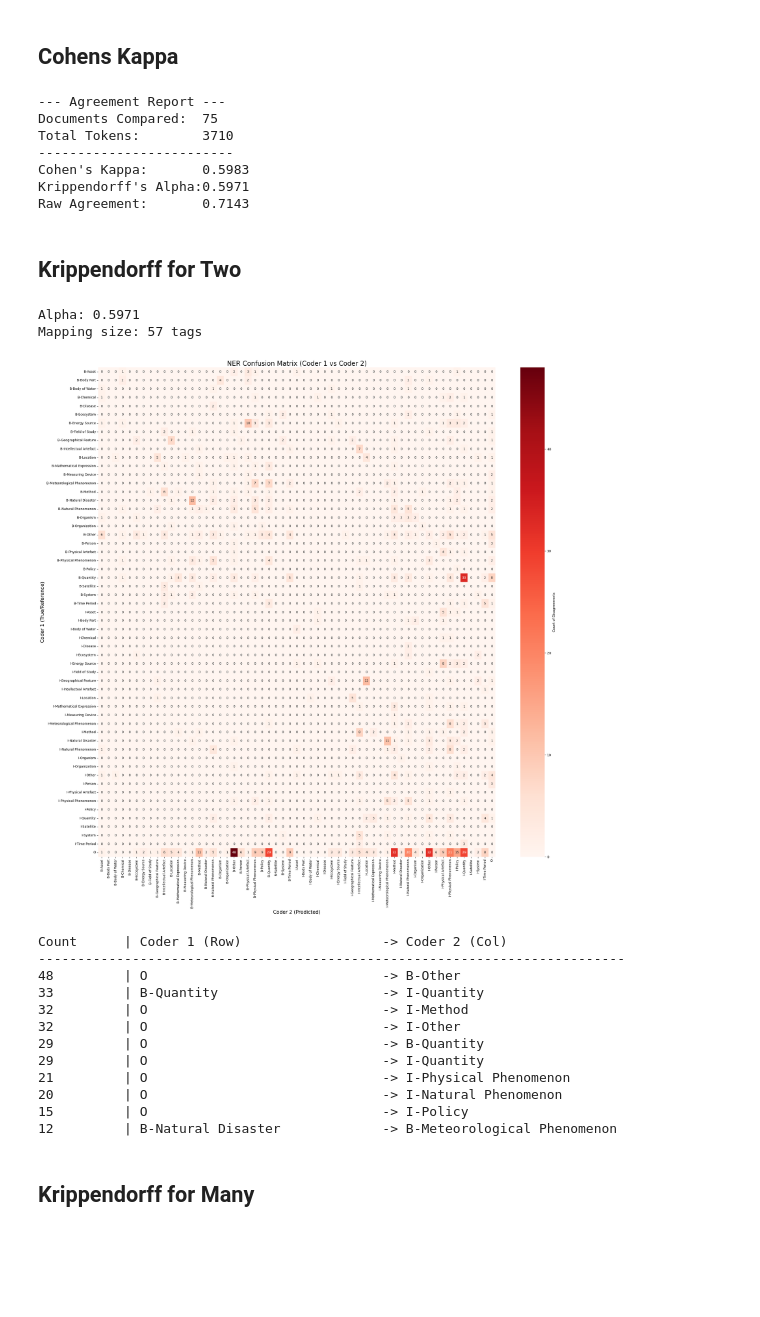
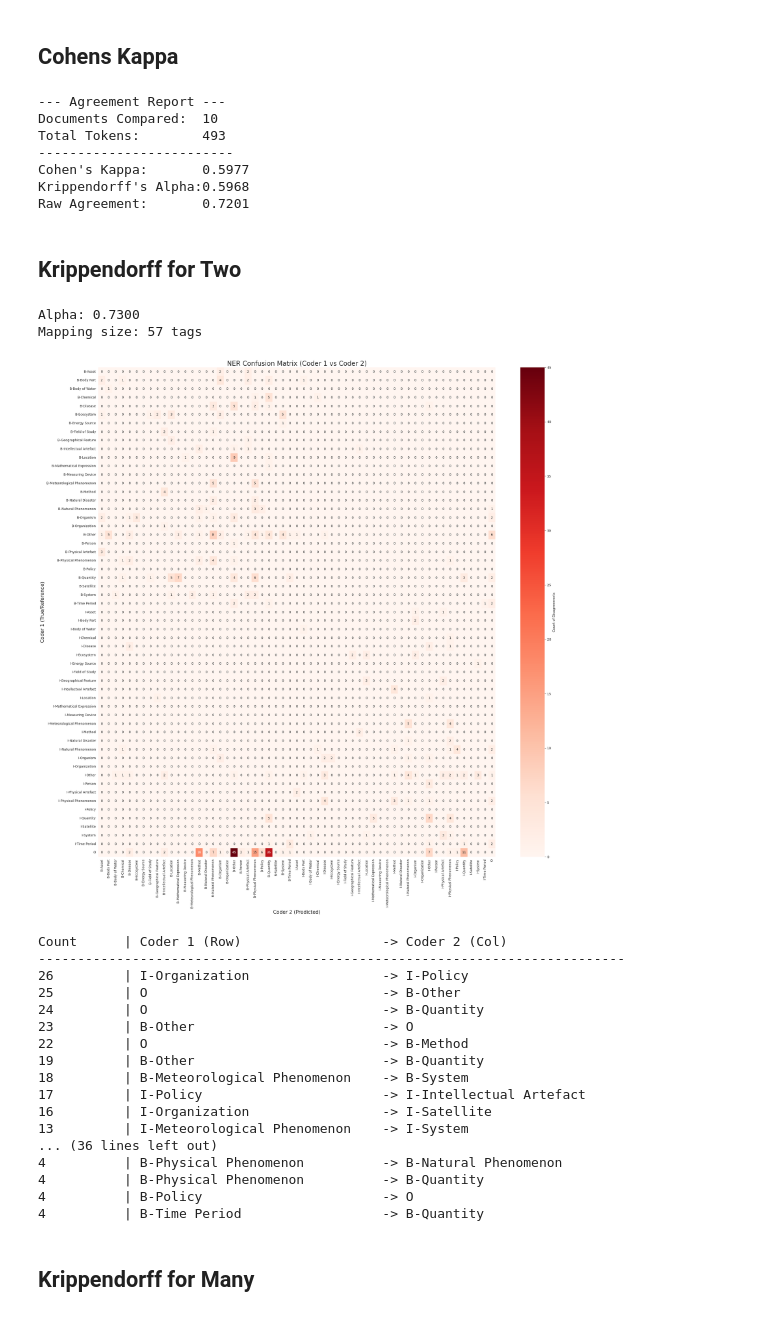
Before and after one commit to P0L3/CliReNER, a Jupyter notebook: annotator_stats.ipynb, the cells around one changed output. Saved outputs shown, nothing was run; the diff lists cells and outputs as text; code cells hidden in the pictures; blank space fills up the shorter version.

```diff
--- a/annotator_stats.ipynb
+++ b/annotator_stats.ipynb
@@ -463,7 +463,7 @@ ANNOTATOR_DIR = "/home/p0l3/RAD/DROP/CLIRENER/ANNOTATORS/"
 "/home/p0l3/RAD/DROP/CLIRENER/ANNOTATORS/5/"
 data_0 = convert_to_token_spans(cwed4eta_process_json_file(ANNOTATOR_DIR + "0/" + "OG.json"))
 data_1 = convert_to_token_spans(cwed4eta_process_json_file(ANNOTATOR_DIR + "1/" + "G3_12126.json", [5]))
-data_2 = convert_to_token_spans(cwed4eta_process_json_file(ANNOTATOR_DIR + "2/" + "G4_12126.json", [1, 6]))
+data_2 = convert_to_token_spans(cwed4eta_process_json_file(ANNOTATOR_DIR + "2/" + "G4_14126.json", [1, 6]))
 data_3 = None
 data_4 = convert_to_token_spans(cwed4eta_process_json_file(ANNOTATOR_DIR + "4/" + "G2_7126.json", [8]))
 data_5 = convert_to_token_spans(process_directory_of_json_files("RESULTS/ANNOTATORS/5/", [9]))
@@ -796,47 +845,52 @@ def calculate_agreement_nltk(data_0, data_1, label_map=None):
 # --- usage example ---
 # Assuming data_0 and data_1 are already loaded lists of your dictionaries
 
-task = calculate_agreement_nltk(data_0, data_11)
+task = calculate_agreement_nltk(data_6, data_8)
 # %% [output]
 --- Agreement Report ---
-Documents Compared:  75
-Total Tokens:        3710
+Documents Compared:  10
+Total Tokens:        493
 -------------------------
-Cohen's Kappa:       0.5983
-Krippendorff's Alpha:0.5971
-Raw Agreement:       0.7143
+Cohen's Kappa:       0.5977
+Krippendorff's Alpha:0.5968
+Raw Agreement:       0.7201
 # %% [markdown]
 ## Krippendorff for Two
 # %%
 # 1. Run calculation
-alpha, count, cm, mapping = calculate_ner_agreement(data_0, data_11)
+alpha, count, cm, mapping = calculate_ner_agreement(data_0, data_2)
 
 # 2. Print results
 print(f"Alpha: {alpha:.4f}")
 print(f"Mapping size: {len(mapping)} tags")
 
 # 3. Plot (using the plot function provided previously)
 if cm is not None:
     plot_ner_confusion_matrix(cm, mapping, hide_diagonal=True)
 # %% [output]
-Alpha: 0.5971
+Alpha: 0.7300
 Mapping size: 57 tags
-[figure, old version]
+[figure, new version]
 # %%
-print_top_confusions(cm, mapping)
+print_top_confusions(cm, mapping, top_n=50)
 # %% [output]
 Count      | Coder 1 (Row)                  -> Coder 2 (Col)
 ---------------------------------------------------------------------------
-48         | O                              -> B-Other
-33         | B-Quantity                     -> I-Quantity
-32         | O                              -> I-Method
-32         | O                              -> I-Other
-29         | O                              -> B-Quantity
-29         | O                              -> I-Quantity
-21         | O                              -> I-Physical Phenomenon
-20         | O                              -> I-Natural Phenomenon
-15         | O                              -> I-Policy
-12         | B-Natural Disaster             -> B-Meteorological Phenomenon
+26         | I-Organization                 -> I-Policy
+25         | O                              -> B-Other
+24         | O                              -> B-Quantity
+23         | B-Other                        -> O
+22         | O                              -> B-Method
+19         | B-Other                        -> B-Quantity
+18         | B-Meteorological Phenomenon    -> B-System
+17         | I-Policy                       -> I-Intellectual Artefact
+16         | I-Organization                 -> I-Satellite
+13         | I-Meteorological Phenomenon    -> I-System
+... (36 lines left out)
+4          | B-Physical Phenomenon          -> B-Natural Phenomenon
+4          | B-Physical Phenomenon          -> B-Quantity
+4          | B-Policy                       -> O
+4          | B-Time Period                  -> B-Quantity
 # %% [markdown]
 ## Krippendorff for Many
 # %%
```
Also changed, not shown: parts of 7 cells of this notebook, 5 other files.
